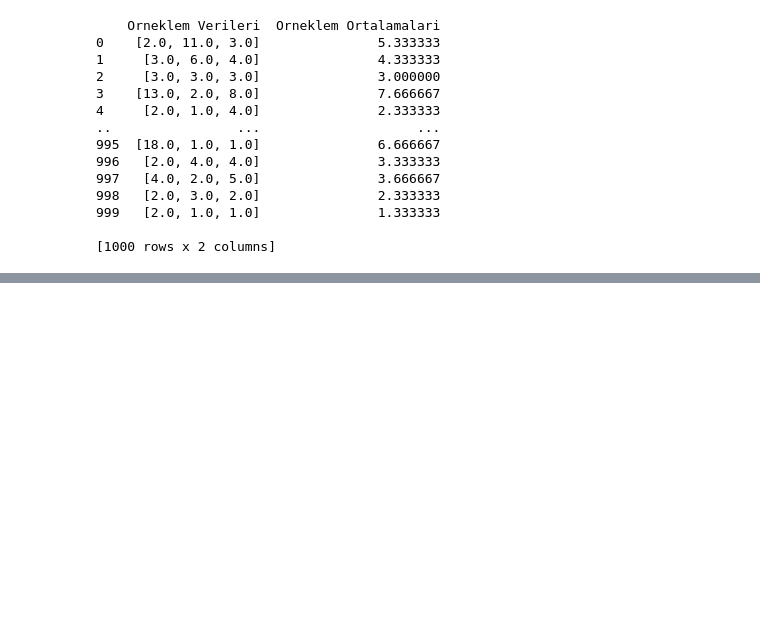
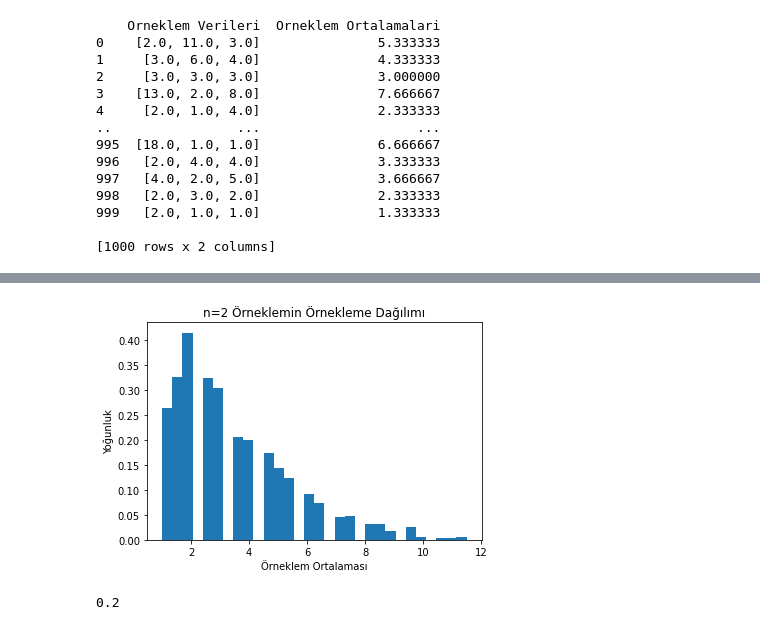
Before and after one commit to Berkay86/DeepPerson, a Jupyter notebook: onnumara.ipynb, the cells around one changed output, grey strips where cells are left out. Saved outputs shown, nothing was run; the diff lists cells and outputs as text; code cells hidden in the pictures; blank space fills up the shorter version.

```diff
--- a/onnumara.ipynb
+++ b/onnumara.ipynb
@@ -536,0 +582,31 @@ print(df)
+# %%
+import numpy as np
+import matplotlib.pyplot as plt
+
+# Verilerin oluşturulması
+data = pd.read_excel("birlesik.xlsx")
+data = data.iloc[:, 1]
+data = data[~np.isnan(data)]
+
+# Örneklem sayısı
+n = 2
+
+# Örneklem dağılımı
+sample_means = []
+for i in range(1000):
+    sample = np.random.choice(data, size=n, replace=False)
+    sample_mean = np.mean(sample)
+    sample_means.append(sample_mean)
+
+# Örneklem dağılımını görselleştirme
+plt.hist(sample_means, bins=30, density=True)
+plt.title("n=2 Örneklemin Örnekleme Dağılımı")
+plt.xlabel("Örneklem Ortalaması")
+plt.ylabel("Yoğunluk")
+plt.show()
+# %% [output]
+[figure, added]
+# %%
+3/15
+# %% [output]
+0.2
```
Also changed, not shown: parts of 1 cell of this notebook.
